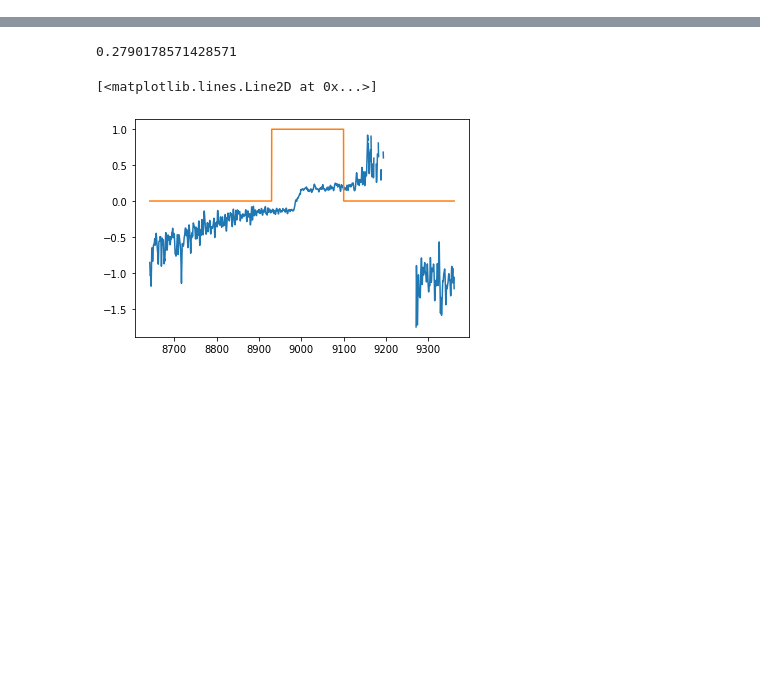
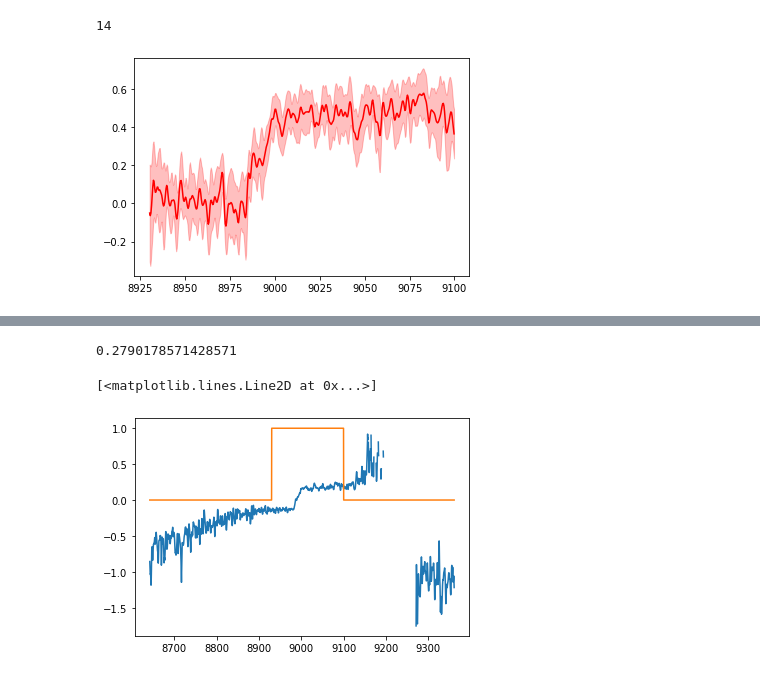
Before and after one commit to iclaserplasma/GeminiXANES2020_analysis, a Jupyter notebook: LivePlottingScripts/Untitled.ipynb, the cells around one changed output, grey strips where cells are left out. Cells and saved outputs as stored; diff of their text form; code cells hidden in the pictures; blank space fills up the shorter version.

```diff
--- a/LivePlottingScripts/Untitled.ipynb
+++ b/LivePlottingScripts/Untitled.ipynb
@@ -17,0 +31,15 @@ plt.ylim((-0.1,1.5))
+# %%
+y_list = []
+iSel = (1, 3, 6, 7, 8,11,12,13,14,15,17,19,20,21)
+print(len(iSel))
+for n in iSel:
+#     plt.plot(x,norm_abs_list[n],'k-')
+    y_list.append(norm_abs_list[n])
+y_avg= np.mean(y_list,axis=0)
+y_std = np.std(y_list,axis=0)
+plt.plot(x,y_avg,'r-')
+plt.fill_between(x,y_avg-y_std,y_avg+y_std,alpha=0.25,color='r')
+# plt.savefig('HAPG_target_abs.png')
+# %% [output]
+14
+[figure, added]
```
Also changed, not shown: parts of 19 cells of this notebook, 5 other files.
